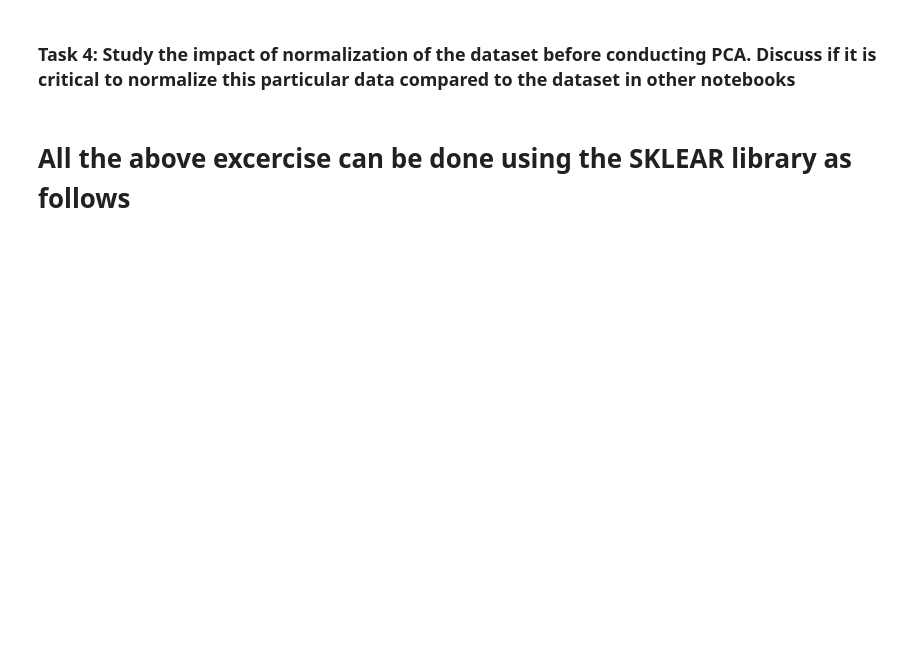
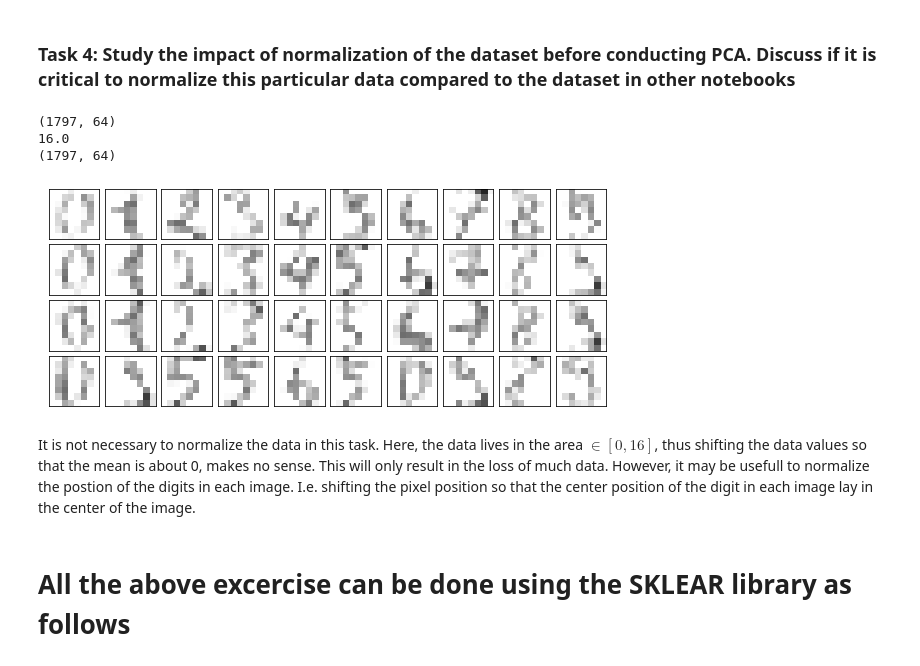
Before and after one commit to petteska/TTK4260-Imuda, a Jupyter notebook: Assignments/Multivaiat Assignment 4/PCA-Clustering-Excercise.ipynb, the cells around one changed output. Drawn from its saved outputs; the diff is of its cells as text; code cells hidden in the pictures; blank space fills up the shorter version.

```diff
--- a/Assignments/Multivaiat Assignment 4/PCA-Clustering-Excercise.ipynb
+++ b/Assignments/Multivaiat Assignment 4/PCA-Clustering-Excercise.ipynb
@@ -85,5 +127,31 @@ plot_digits(X_denoised)
 # %% [markdown]
 ### Task 4: Study the impact of normalization of the dataset before conducting PCA. Discuss if it is critical to normalize this particular data compared to the dataset in other notebooks
+# %%
+X_norm = X - np.mean(X,axis = 0)
+#X_norm = noisy - np.mean(noisy,axis = 0)
+T, sigma, P = pca(X_norm)
+print(X_norm.shape)
+
+print(np.max(X))
+
+n_comp = 64
+
+T_new = T[:,0:n_comp]
+P_new = P[:,0:n_comp]
+
+print(T_new.shape)
+
+
+
+X_denoised = T_new.dot(P_new.T)
+plot_digits(X_denoised)
+# %% [output]
+(1797, 64)
+16.0
+(1797, 64)
+[figure, added]
+# %% [markdown]
+It is not necessary to normalize the data in this task. Here, the data lives in the area $\in[0,16]$, thus shifting the data values so that the mean is about 0, makes no sense. This will only result in the loss of much data. However, it may be usefull to normalize the postion of the digits in each image. I.e. shifting the pixel position so that the center position of the digit in each image lay in the center of the image.
 # %% [markdown]
 # All the above excercise can be done using the SKLEAR library as follows
 # %%
```
Also changed, not shown: parts of 5 cells of this notebook.
